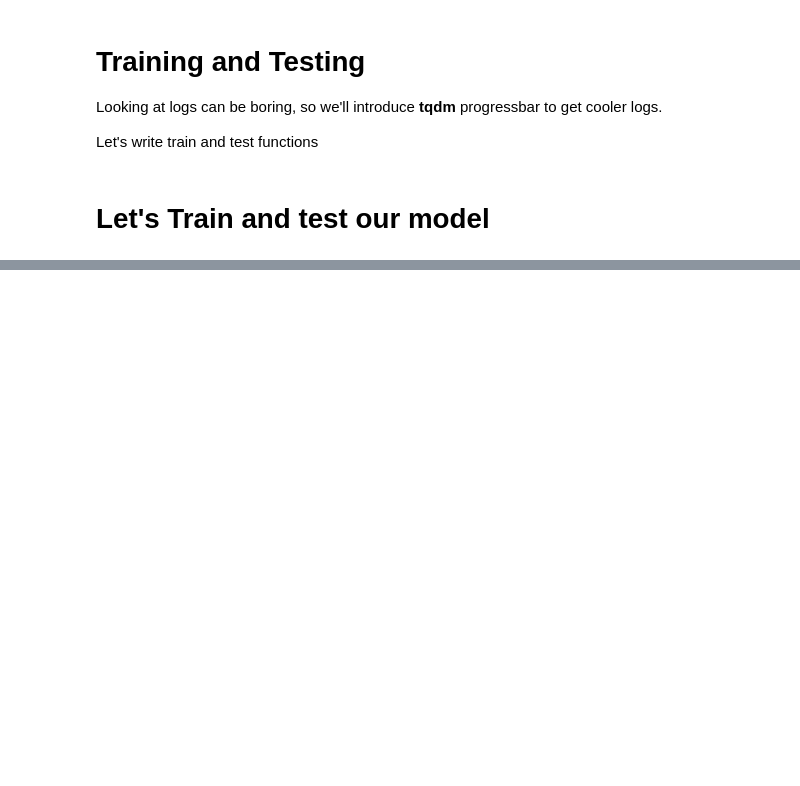
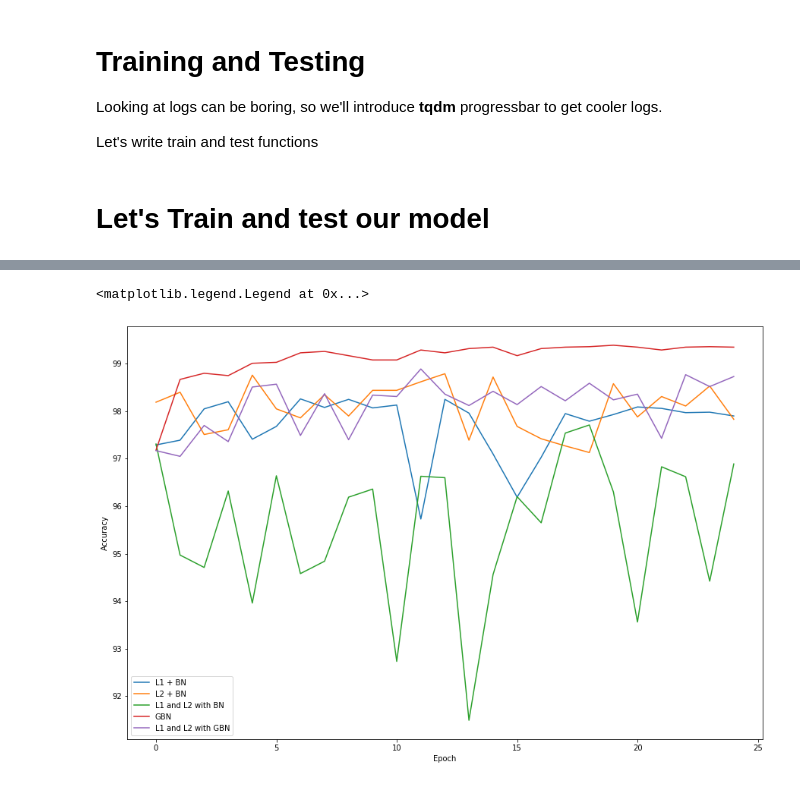
Before and after one commit to sahalk/eva, a Jupyter notebook: Session6/EVA5_Seession6.ipynb, the cells around one changed output, grey strips where cells are left out. Saved outputs shown, nothing was run; the diff lists cells and outputs as text; code cells hidden in the pictures; blank space fills up the shorter version.

```diff
--- a/Session6/EVA5_Seession6.ipynb
+++ b/Session6/EVA5_Seession6.ipynb
@@ -372,0 +399,14 @@ a = 1
+# %%
+fig, ax = plt.subplots(1, 1, figsize=(15, 10))
+legends = []
+
+for x in total_test_acc:
+  ax.plot(total_test_acc[x])
+  ax.set_ylabel('Accuracy')
+  ax.set_xlabel('Epoch')
+  legends.append(names[x])
+
+ax.legend(legends)
+# %% [output]
+<matplotlib.legend.Legend at 0x...>
+[figure, added]
```
Also changed, not shown: parts of 7 cells of this notebook.
